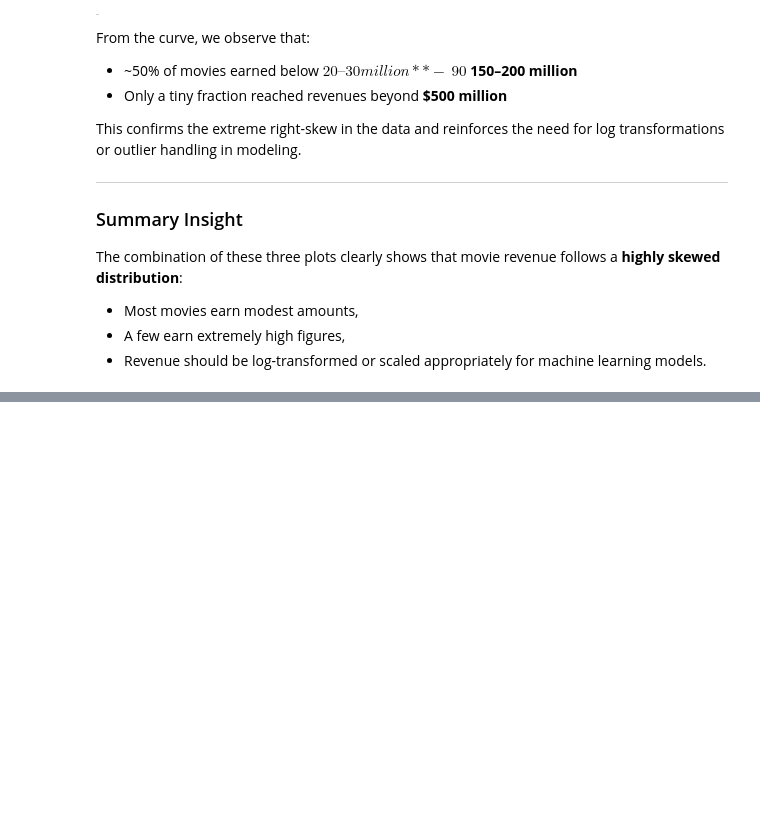
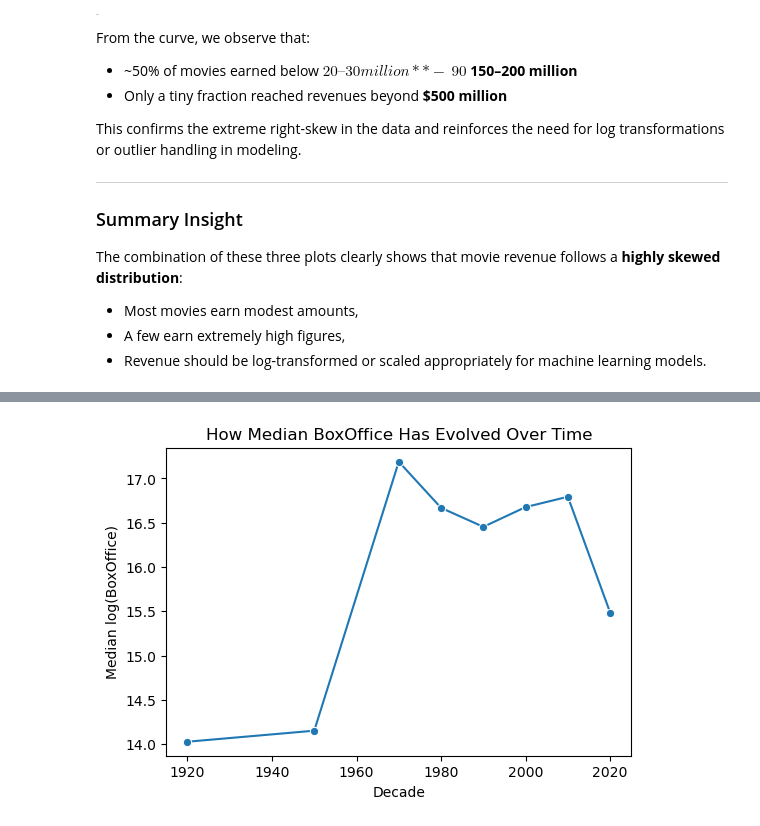
Before and after one commit to CU-S25-MSDSSB-DSCI-01-DataScienceLab/Movie-Project, a Jupyter notebook: jupyter notebooks/2_EDA.ipynb, the cells around one changed output, grey strips where cells are left out. Saved outputs shown, nothing was run; the diff lists cells and outputs as text; code cells hidden in the pictures; blank space fills up the shorter version.

```diff
--- a/jupyter notebooks/2_EDA.ipynb
+++ b/jupyter notebooks/2_EDA.ipynb
@@ -280,0 +301,15 @@ The combination of these three plots clearly shows that movie revenue follows a
+# %%
+df['Year'] = pd.to_numeric(df['Year'], errors='coerce').astype('Int64')
+df = df.dropna(subset=['Year'])       # drop any non-numeric Years
+df['Decade'] = (df['Year'] // 10) * 10
+
+df['Decade'] = (df['Year']//10)*10
+dec_means = df.groupby('Decade')['BoxOffice'].median()
+plt.figure(figsize=(6,4))
+sns.lineplot(x=dec_means.index, y=np.log1p(dec_means.values), marker='o')
+plt.xlabel("Decade")
+plt.ylabel("Median log(BoxOffice)")
+plt.title("How Median BoxOffice Has Evolved Over Time")
+plt.show()
+# %% [output]
+[figure, added]
```
Also changed, not shown: parts of 2 cells of this notebook.
